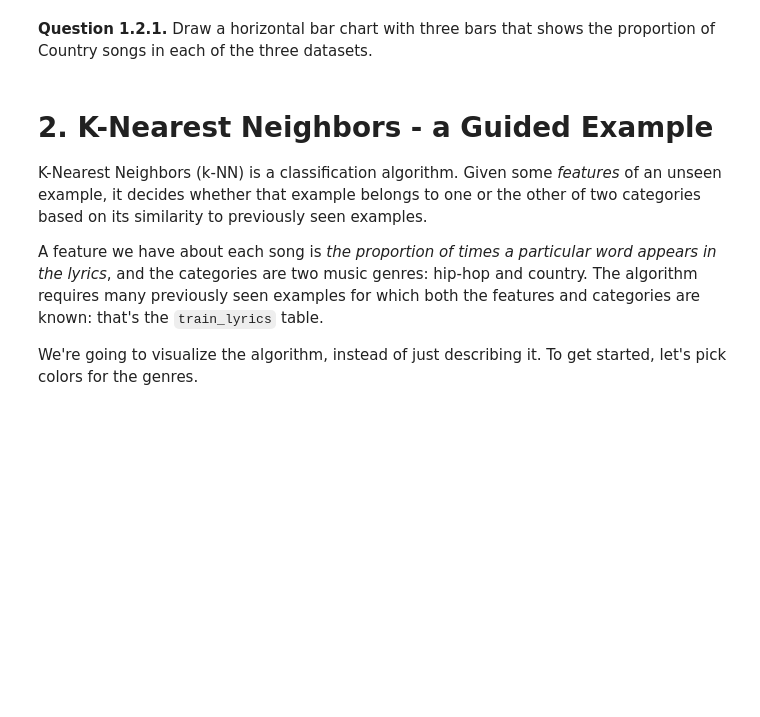
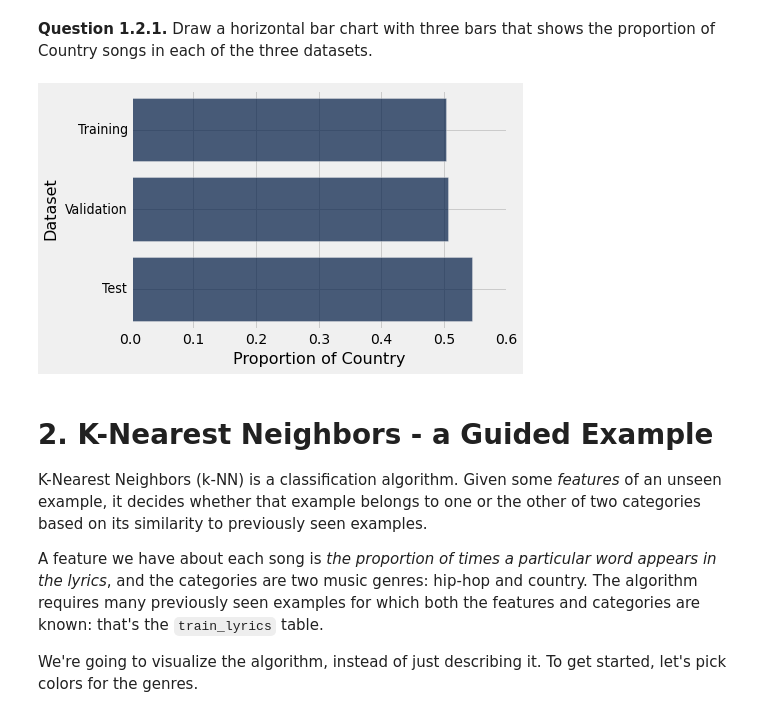
Before and after one commit to data-8/data8assets, a Jupyter notebook: labs/project2/project2.ipynb, the cells around one changed output. Saved outputs shown, nothing was run; the diff lists cells and outputs as text; code cells hidden in the pictures; blank space fills up the shorter version.

```diff
--- a/labs/project2/project2.ipynb
+++ b/labs/project2/project2.ipynb
@@ -236,13 +225,15 @@ Training:  1183 ; Validation:  215 ; Test:  323
 # %%
 def country_proportion(table):
     """Return the proportion of songs in a table that have the Country genre."""
-    return np.count_nonzero(bad_predictions == lyrics.column("Genre"))/5
+    return table.where('Genre','Country').num_rows/table.num_rows
 
 Table(['Dataset', 'Proportion of Country']).with_rows([
-        ...
-        ...
-        ...
+        ['Training', country_proportion(train_lyrics)],
+        ['Validation',country_proportion(valid_lyrics)],
+        ['Test', country_proportion(test_lyrics)]
         ]).barh('Dataset')
+# %% [output]
+[figure, added]
 # %% [markdown]
 # 2. K-Nearest Neighbors - a Guided Example
 
```
Also changed, not shown: parts of 17 cells of this notebook.
